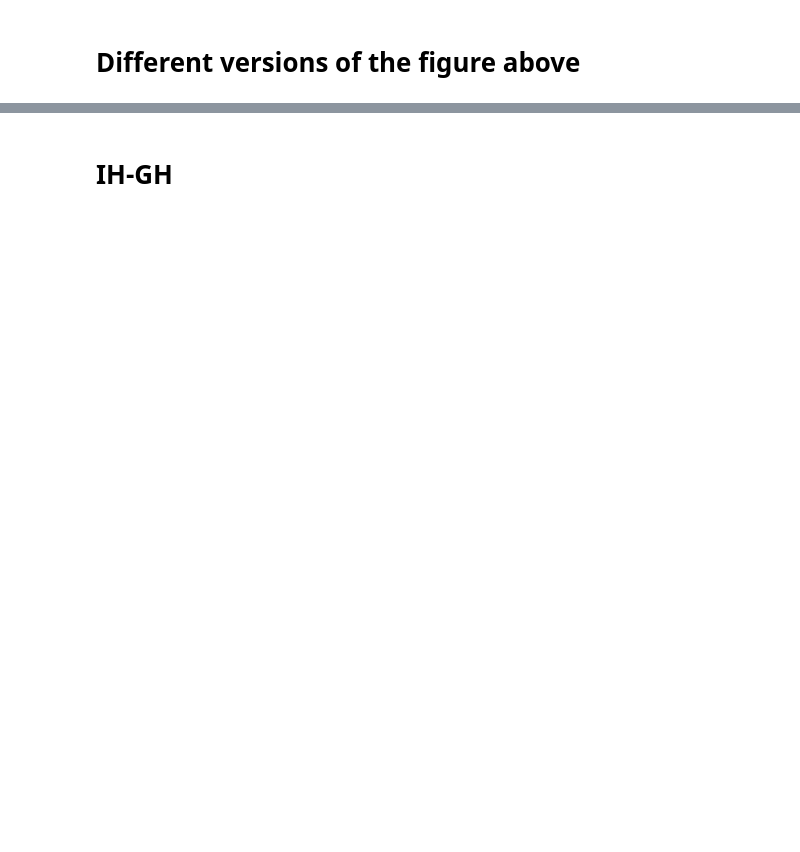
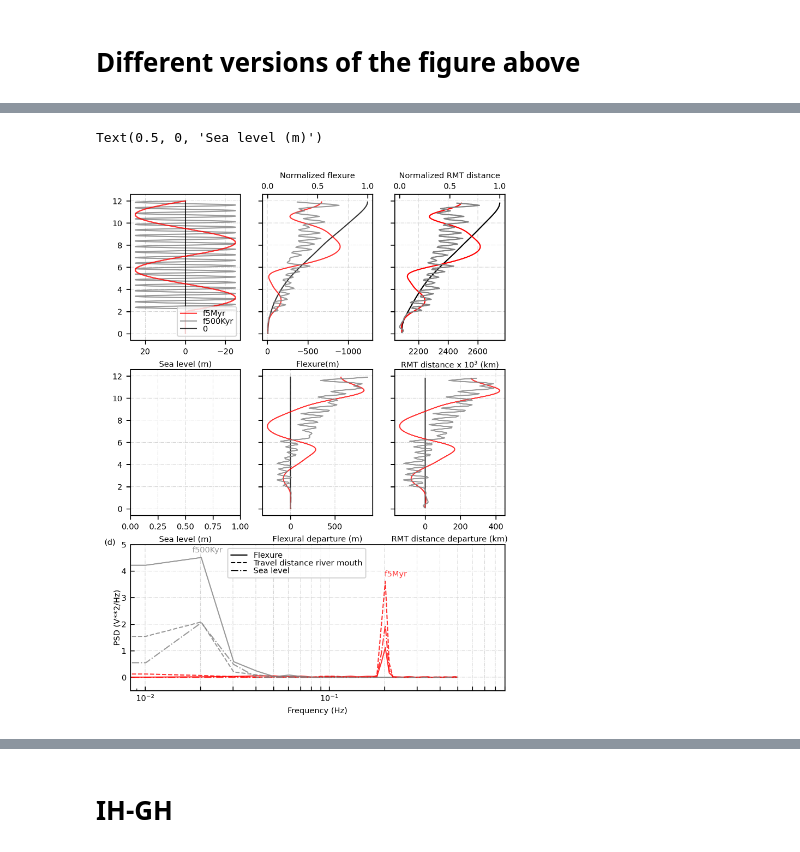
Before and after one commit to saraemp/egusphere-2023-53, a Jupyter notebook: 3_postprocessing/Figures/Fig_6.ipynb, the cells around one changed output, grey strips where cells are left out. Drawn from its saved outputs; the diff is of its cells as text; code cells hidden in the pictures; blank space fills up the shorter version.

```diff
--- a/3_postprocessing/Figures/Fig_6.ipynb
+++ b/3_postprocessing/Figures/Fig_6.ipynb
@@ -366,6 +375,10 @@ for i in np.arange(0,len(sims), 1):
                         , max(max_dist)), realtime[1:-1]/1e6,
             color=colors[i], linewidth=1, alpha=1 )
 
+# Three is intentionally left blank.
+
+
+
 for i in np.arange(0,len(sims), 1):
     #departures flexure
     axes.flatten()[4].plot(gaussian_filter1d(sims[i].Flexure_m,sigma[i])-
@@ -404,35 +417,39 @@ axb.grid(color='lightgrey', linestyle='-.', linewidth=0.5)
 # Top Legend
 axes.flatten()[0].legend( ncol=1,labelspacing=0.01, loc='lower right')
 
 
 # Bottom Legend
 sea_level = mlines.Line2D([], [], color='k', linestyle='-.', linewidth=1, label='Sea level')
 flexure= mlines.Line2D([], [], color='k',linewidth=1, label='Flexure')
 distance= mlines.Line2D([], [], color='k',linestyle='--', linewidth=1,label='Travel distance river mouth')
 axb.legend(bbox_to_anchor=[0.25,1],handles=[flexure, distance,sea_level],  labelspacing=0.01)
 
 
 ax1t.tick_params(direction= 'in', which='both')
 ax2t.tick_params(direction= 'in', which='both')
-ax2t.tick_params([])
+#ax2t.tick_params([])
 
 ax1t.set_xlabel('Normalized flexure')
 ax2t.set_xlabel('Normalized RMT distance')
 
 
 xlabels= ['Sea level (m)', 'Flexure(m)', 'RMT distance x $10^3$ (km)', '', 'Flexural departure (m)', 'RMT distance departure (km)']
 for i in np.arange(0, ncols*nrows,1):
-    axes.flatten()[i].tick_params(direction= 'in', which='both')
+    #axes.flatten()[i].tick_params(direction= 'in', which='both')
     axes.flatten()[i].grid(color='lightgrey', linestyle='-.', linewidth=0.5)
     if i<=1:
         axes.flatten()[i].invert_xaxis()
 
     if i<=5:
         axes.flatten()[i].set_xlabel(str(xlabels[i]))
 
 # fig.tight_layout()
+axes.flatten()[3].set_xlabel('Sea level (m)')
 
 # fig.savefig('./images/Fig6_Departures&Power_spectra_synthetic_simulations.jpg')
+# %% [output]
+Text(0.5, 0, 'Sea level (m)')
+[figure, added]
 # %%
 #Flexural departures and power spectra at the bottom
 nrows=2
```
Also changed, not shown: parts of 8 cells of this notebook, 8 other files.
